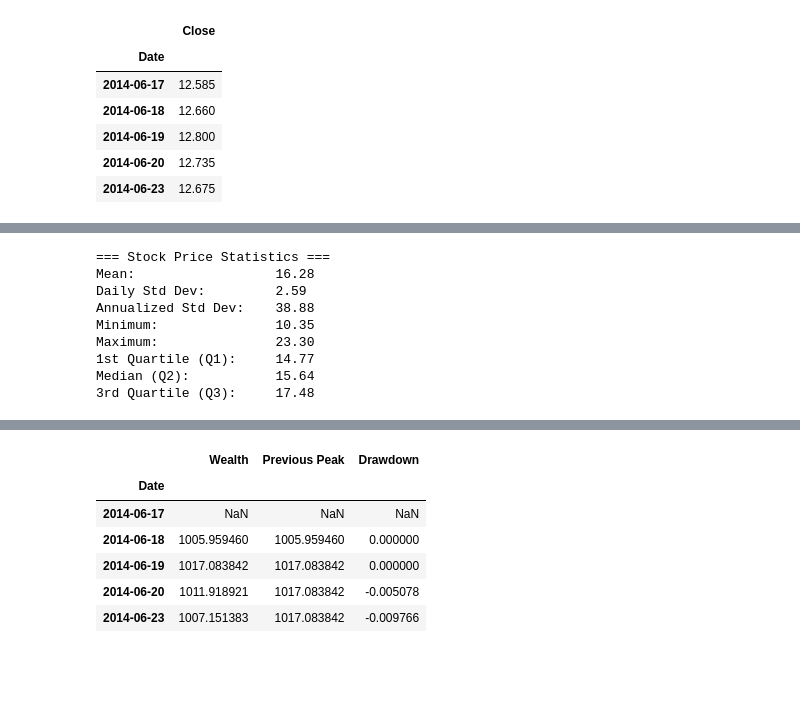
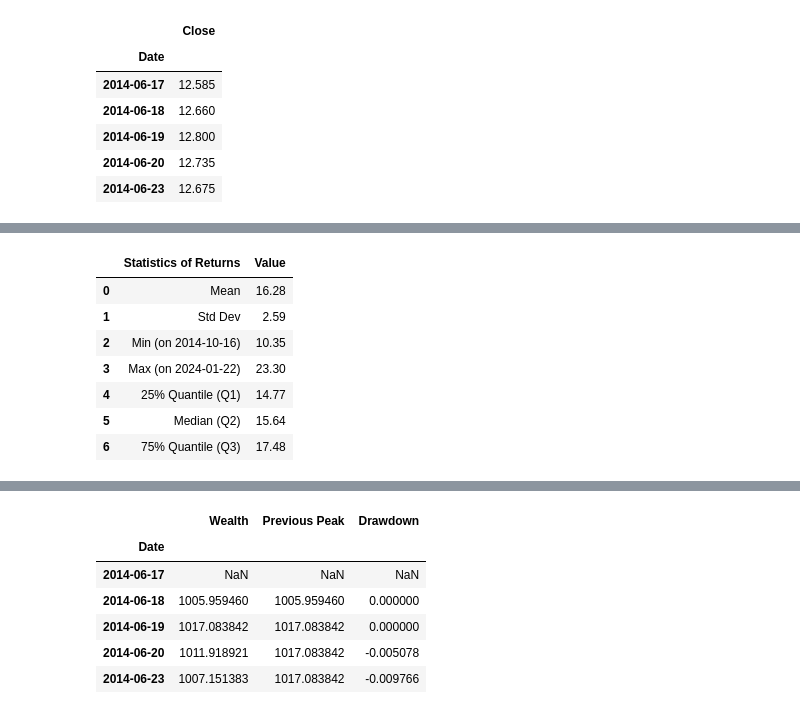
Before and after one commit to manuelgonzalzz/bonus-certificate, a Jupyter notebook: project_grade_extra.ipynb, the cells around one changed output, grey strips where cells are left out. Saved outputs shown, nothing was run; the diff lists cells and outputs as text; code cells hidden in the pictures; blank space fills up the shorter version.

```diff
--- a/project_grade_extra.ipynb
+++ b/project_grade_extra.ipynb
@@ -62,29 +75,26 @@ Text(0, 0.5, 'Value $')
 # %%
-mean = data["Close"].mean()
-std_daily = data["Close"].std()
-std_annual = std_daily * np.sqrt(225)
-minimum = data["Close"].min()
-maximum = data["Close"].max()
-q1 = data["Close"].quantile(0.25)
-q2 = data["Close"].quantile(0.50)  # median value
-q3 = data["Close"].quantile(0.75)
-print("=== Stock Price Statistics ===")
-print(f"Mean:                  {mean:.2f}")
-print(f"Daily Std Dev:         {std_daily:.2f}")
-print(f"Annualized Std Dev:    {std_annual:.2f}")
-print(f"Minimum:               {minimum:.2f}")
-print(f"Maximum:               {maximum:.2f}")
-print(f"1st Quartile (Q1):     {q1:.2f}")
-print(f"Median (Q2):           {q2:.2f}")
-print(f"3rd Quartile (Q3):     {q3:.2f}")
+stats = [
+
+    ('Mean', data['Close'].mean()),
+    ('Std Dev', data['Close'].std()),
+    (f"Min (on {data['Close'].idxmin().date()})", data['Close'].min()),
+    (f"Max (on {data['Close'].idxmax().date()})", data['Close'].max()),
+    ('25% Quantile (Q1)', data['Close'].quantile(0.25)),
+    ('Median (Q2)', data['Close'].quantile(0.50)),
+    ('75% Quantile (Q3)', data['Close'].quantile(0.75)),
+]
+
+# Turn the list into a DataFrame and keep the name 'stats'
+stats = pd.DataFrame(stats, columns=['Statistics of Returns', 'Value'])
+stats['Value'] = round(stats['Value'],2)
+stats
 # %% [output]
-=== Stock Price Statistics ===
-Mean:                  16.28
-Daily Std Dev:         2.59
-Annualized Std Dev:    38.88
-Minimum:               10.35
-Maximum:               23.30
-1st Quartile (Q1):     14.77
-Median (Q2):           15.64
-3rd Quartile (Q3):     17.48
+|  | Statistics of Returns | Value |
+| 0 | Mean | 16.28 |
+| 1 | Std Dev | 2.59 |
+| 2 | Min (on 2014-10-16) | 10.35 |
+| 3 | Max (on 2024-01-22) | 23.30 |
+| 4 | 25% Quantile (Q1) | 14.77 |
+| 5 | Median (Q2) | 15.64 |
+| 6 | 75% Quantile (Q3) | 17.48 |
 # %% [markdown]
```
Also changed, not shown: parts of 37 cells of this notebook.
